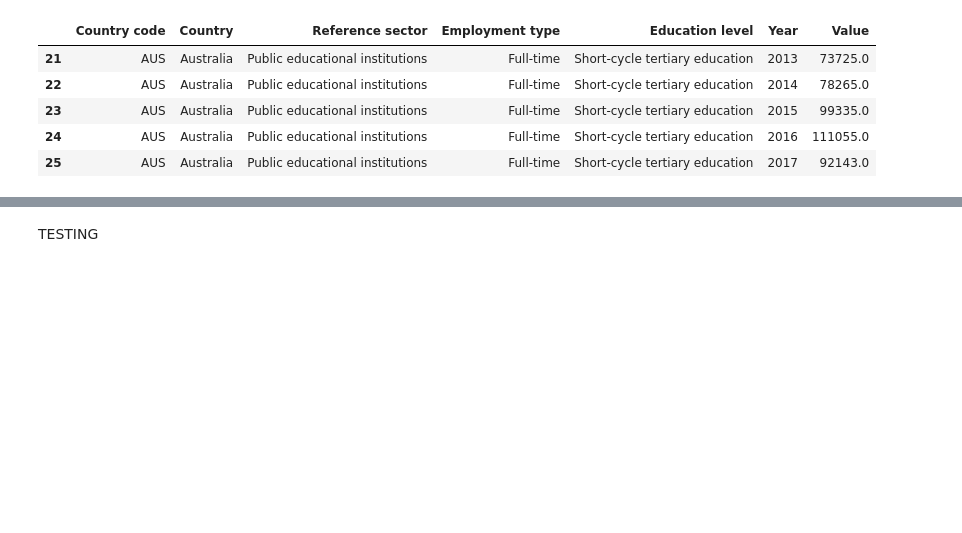
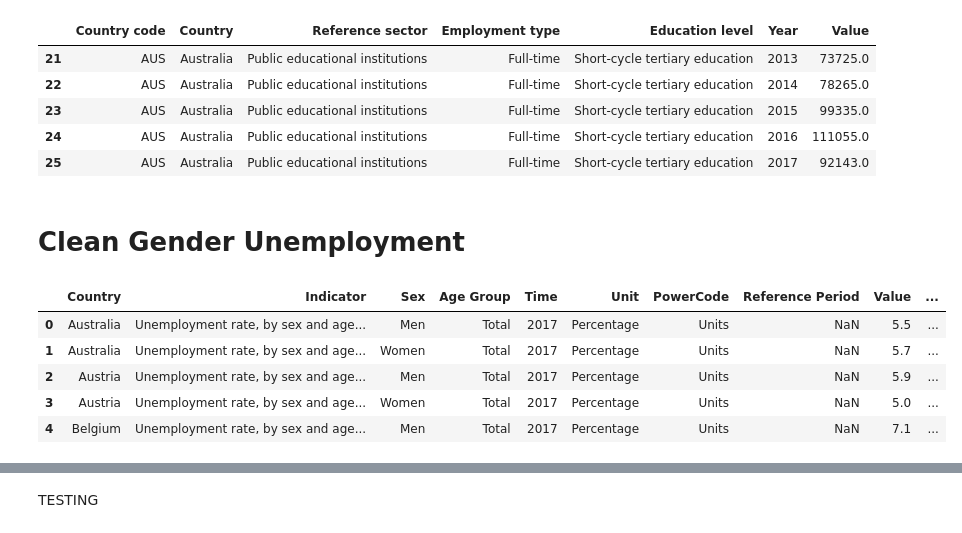
Before and after one commit to madhurima236/343_Project, a Jupyter notebook: clean_data.ipynb, the cells around one changed output, grey strips where cells are left out. Cells and saved outputs as stored; diff of their text form; code cells hidden in the pictures; blank space fills up the shorter version.

Commit message:
added gender unemployment

```diff
--- a/clean_data.ipynb
+++ b/clean_data.ipynb
@@ -125,3 +125,15 @@ df.head()
 | 25 | AUS | Australia | Public educational institutions | Full-time | Short-cycle tertiary education | 2017 | 92143.0 |
 # %%
 df.to_csv("cleaned databases/enroll_institution_type.csv")
+# %% [markdown]
+# Clean Gender Unemployment
+# %%
+df = pd.read_csv("original databases/Gender Unemployment.csv")
+df.head()
+# %% [output]
+|  | Country | Indicator | Sex | Age Group | Time | Unit | PowerCode | Reference Period | Value | ... |
+| 0 | Australia | Unemployment rate, by sex and age... | Men | Total | 2017 | Percentage | Units | NaN | 5.5 | ... |
+| 1 | Australia | Unemployment rate, by sex and age... | Women | Total | 2017 | Percentage | Units | NaN | 5.7 | ... |
+| 2 | Austria | Unemployment rate, by sex and age... | Men | Total | 2017 | Percentage | Units | NaN | 5.9 | ... |
+| 3 | Austria | Unemployment rate, by sex and age... | Women | Total | 2017 | Percentage | Units | NaN | 5.0 | ... |
+| 4 | Belgium | Unemployment rate, by sex and age... | Men | Total | 2017 | Percentage | Units | NaN | 7.1 | ... |
```
Also changed, not shown: parts of 3 cells of this notebook, 3 other files.
